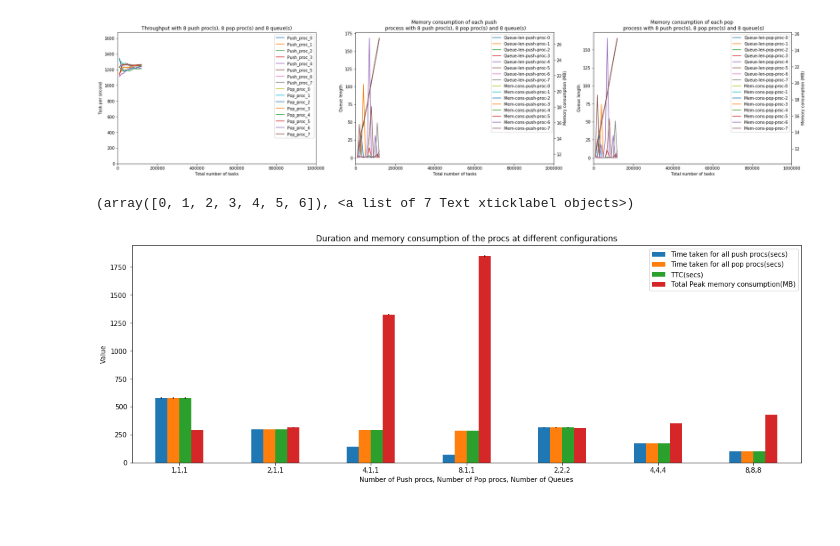
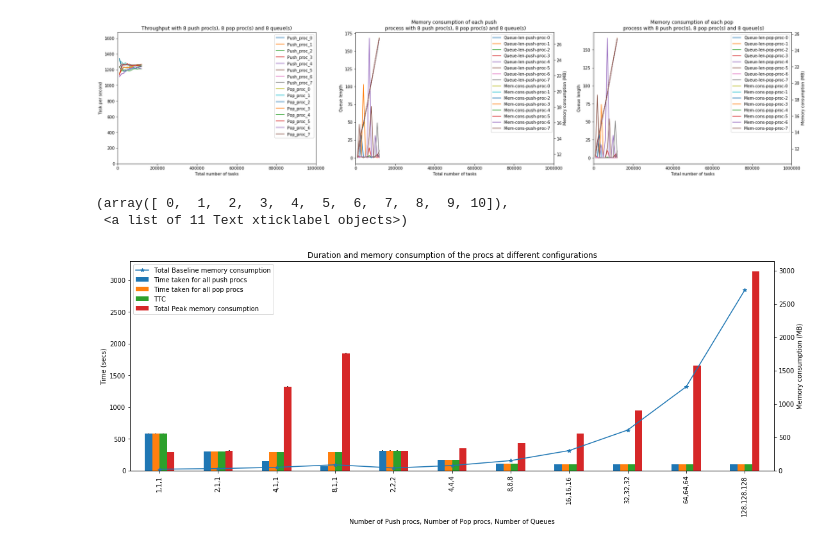
Before and after one commit to radical-cybertools/radical.entk, a Jupyter notebook: design_helpers/procs_throughput/analyzer.ipynb, the cells around one changed output. Drawn from its saved outputs; the diff is of its cells as text; code cells hidden in the pictures; blank space fills up the shorter version.

```diff
--- a/design_helpers/procs_throughput/analyzer.ipynb
+++ b/design_helpers/procs_throughput/analyzer.ipynb
@@ -309,6 +309,7 @@ def fill_timing_data(df, df_err, num_push_procs, num_pop_procs, num_queues):
     time_taken_pop_procs =  [0.0 for _ in range(3)]
     ttc = [0.0 for _ in range(3)]
     mem_cons = [0.0 for _ in range(3)]
+    base_mem_cons = [0.0 for _ in range(3)]
 
     for i in range(3):
 
@@ -325,6 +326,7 @@ def fill_timing_data(df, df_err, num_push_procs, num_pop_procs, num_queues):
             lines = f.readlines()
             f.close()
 
+            base_mem_cons[i] += float(lines[1].strip().split(' ')[3].strip())
             for line in lines:
 
                 cur_time = float(line.strip().split(' ')[0].strip())
@@ -352,6 +354,7 @@ def fill_timing_data(df, df_err, num_push_procs, num_pop_procs, num_queues):
             lines = f.readlines()
             f.close()
 
+            base_mem_cons[i] += float(lines[1].strip().split(' ')[3].strip())
             for line in lines:
 
                 cur_time = float(line.strip().split(' ')[0].strip())
@@ -374,7 +377,8 @@ def fill_timing_data(df, df_err, num_push_procs, num_pop_procs, num_queues):
     vals = [np.mean(time_taken_push_procs),
             np.mean(time_taken_pop_procs),
             np.mean(ttc),
-            np.mean(mem_cons)]
+            np.mean(mem_cons),
+            np.mean(base_mem_cons)]
 
     #print df.loc['%s,%s,%s'%(num_push_procs, num_pop_procs, num_queues)]
     df.loc['%s,%s,%s'%(num_push_procs, num_pop_procs, num_queues)] = vals
@@ -382,7 +386,8 @@ def fill_timing_data(df, df_err, num_push_procs, num_pop_procs, num_queues):
     vals = [np.std(time_taken_push_procs),
             np.std(time_taken_pop_procs),
             np.std(ttc),
-            np.std(mem_cons)]
+            np.std(mem_cons),
+            np.std(base_mem_cons)]
 
     df_err.loc['%s,%s,%s'%(num_push_procs, num_pop_procs, num_queues)] = vals
 
@@ -393,10 +398,13 @@ num_push_procs_list = [1,2,4,8]
 num_pop_procs = 1
 num_queues = 1
 
-cols = ['Time taken for all push procs','Time taken for all pop procs','TTC', 'Total Peak memory consumption']
+cols = ['Time taken for all push procs','Time taken for all pop procs','TTC', 'Total Peak memory consumption','Total Baseline memory consumption']
 index = ['%s,1,1'%i for i in num_push_procs_list]
 #index = []
 index.extend(['%s,%s,%s'%(i,i,i) for i in num_push_procs_list[1:]])
+
+num_push_procs_list_2 = [16,32,64,128]
+index.extend(['%s,%s,%s'%(i,i,i) for i in num_push_procs_list_2])
 
 df = pd.DataFrame(columns=cols, index=index)
 df_err = pd.DataFrame(columns=cols, index=index)
@@ -408,26 +416,38 @@ for num_push_procs in num_push_procs_list:
     num_pop_procs = num_push_procs
     num_queues = num_push_procs
     df, df_err = fill_timing_data(df, df_err, num_push_procs, num_pop_procs, num_queues)
+
+for num_push_procs in num_push_procs_list_2:
+    num_pop_procs = num_push_procs
+    num_queues = num_push_procs
+    df, df_err = fill_timing_data(df, df_err, num_push_procs, num_pop_procs, num_queues)
 # %%
 #print df
 #print df_err
 
 fig,ax = plt.subplots(1,1)
 fig.set_size_inches(18,6)
-ax = df.plot(ax=ax, kind='bar', yerr=df_err, title='Duration and memory consumption of the procs at different configurations', use_index = True)
 
-ax.set_xlabel('Number of Push procs, Number of Pop procs, Number of Queues')
-ax.set_ylabel('Value')
+df3 = df['Total Baseline memory consumption']
+ax3 = df3.plot(ax=ax,use_index=True,kind='line',marker='*')
 
-patches, labels = ax.get_legend_handles_labels()
+ax1 = df.plot(ax=ax, kind='bar', y=['Time taken for all push procs','Time taken for all pop procs','TTC', 'Total Peak memory consumption'],
+              yerr=df_err,
+              title='Duration and memory consumption of the procs at different configurations', use_index = True)
 
-labels[0] += '(secs)'
-labels[1] += '(secs)'
-labels[2] += '(secs)'
-labels[3] += '(MB)'
+df2 = pd.DataFrame(columns=['Total Peak memory consumption'], index=df.index)
+ax2 = df2.plot(ax=ax, kind='bar', secondary_y=True, use_index=True)
 
-ax.legend(patches, labels, loc='best')
+ax1.set_xlabel('Number of Push procs, Number of Pop procs, Number of Queues')
+ax1.set_ylabel('Time (secs)')
+ax2.set_ylabel('Memory consumption (MB)')
+ax2.set_ylim(0,df['Total Peak memory consumption'].max())
+
+patches, labels = ax1.get_legend_handles_labels()
+
+ax1.legend(patches, labels, loc='best')
 plt.xticks(rotation=0)
 # %% [output]
-(array([0, 1, 2, 3, 4, 5, 6]), <a list of 7 Text xticklabel objects>)
+(array([ 0,  1,  2,  3,  4,  5,  6,  7,  8,  9, 10]),
+ <a list of 11 Text xticklabel objects>)
-[figure, old version]
+[figure, new version]
```
Also changed, not shown: 7 other files.
